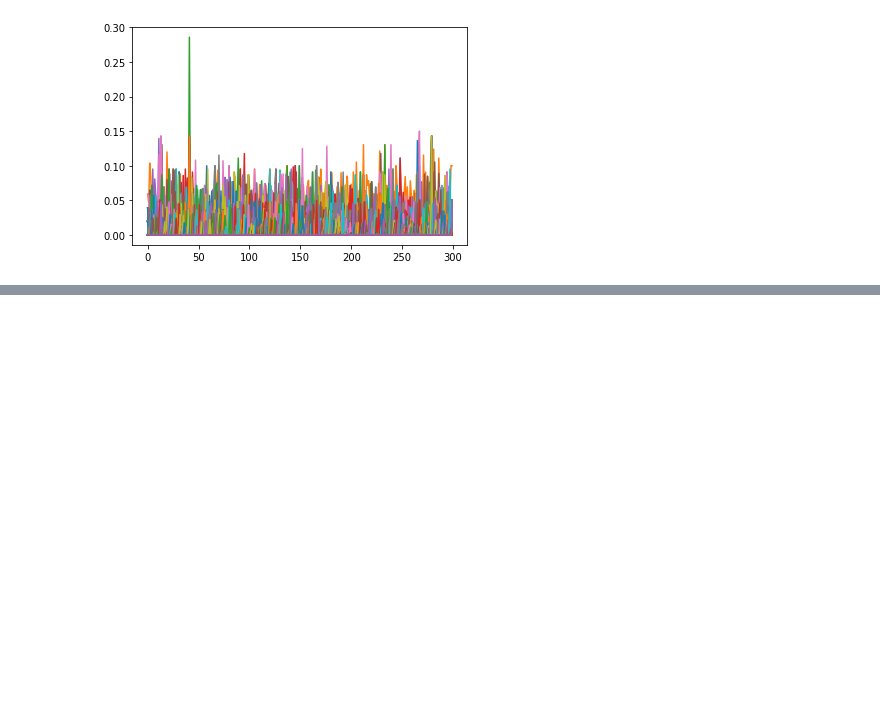
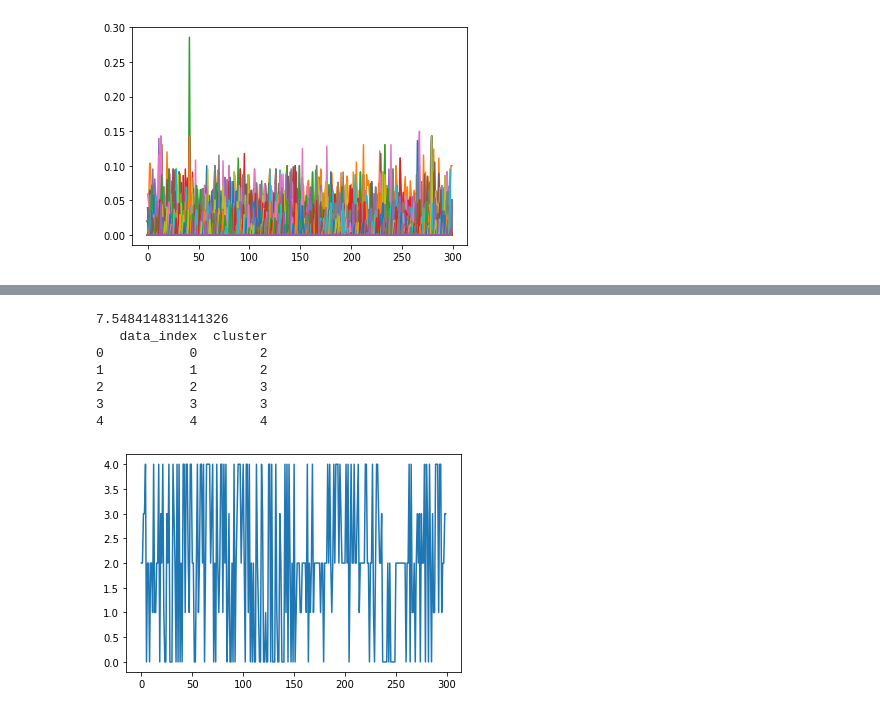
Before and after one commit to timmcoll03/simpleAnalysis, a Jupyter notebook: kmeans.ipynb, the cells around one changed output, grey strips where cells are left out. Cells and saved outputs as stored; diff of their text form; code cells hidden in the pictures; blank space fills up the shorter version.

```diff
--- a/kmeans.ipynb
+++ b/kmeans.ipynb
@@ -78,0 +86,14 @@ plt.show()
+# %%
+print(clusters.inertia_)
+print(cluster_map.head())
+plt.plot(cluster_map.data_index,cluster_map.cluster)
+plt.show()
+# %% [output]
+7.548414831141326
+   data_index  cluster
+0           0        2
+1           1        2
+2           2        3
+3           3        3
+4           4        4
+[figure, added]
```
Also changed, not shown: parts of 4 cells of this notebook.
